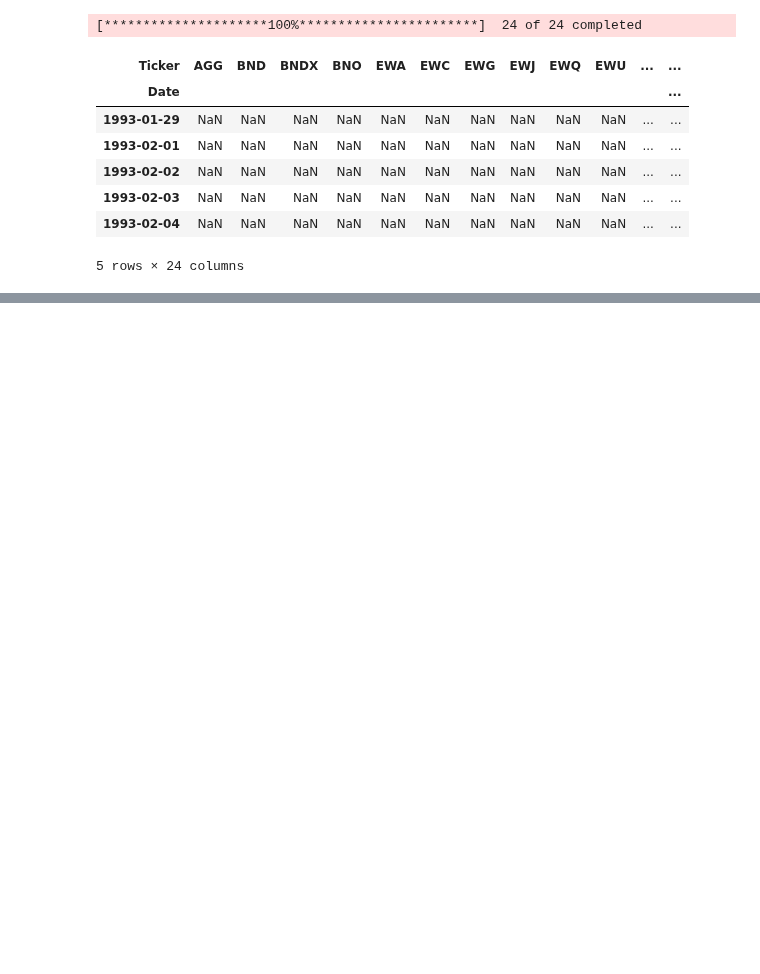
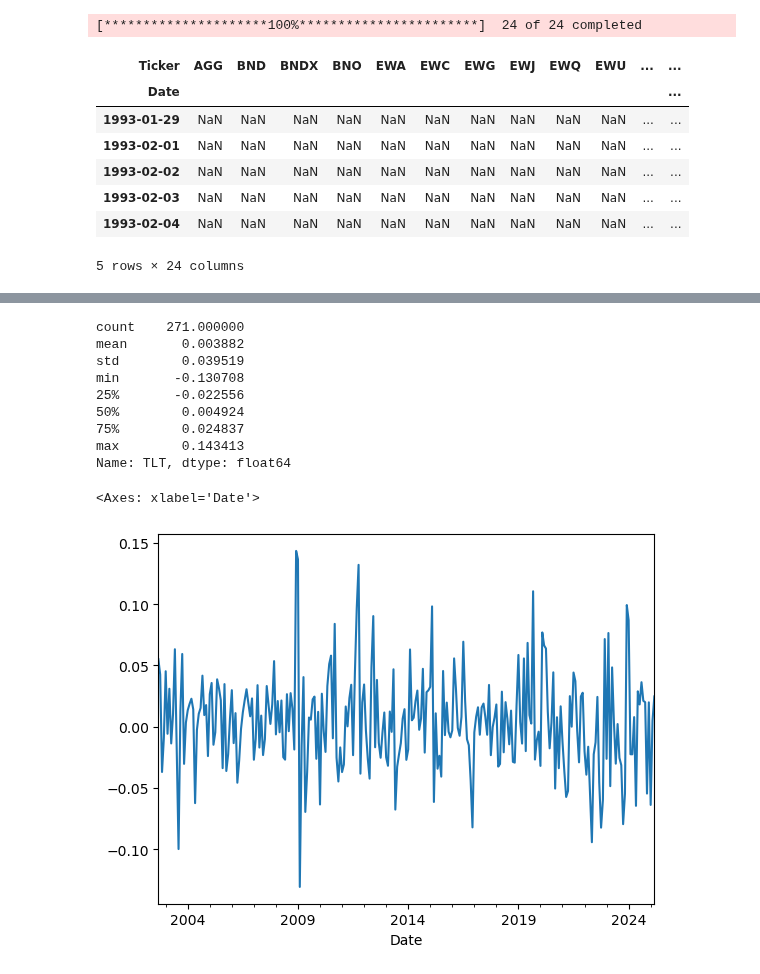
Before and after one commit to gagrawal009/FE5213-Quantitative-Macroeconomics-with-Python, a Jupyter notebook: notebooks/Macro_Assets.ipynb, the cells around one changed output, grey strips where cells are left out. Drawn from its saved outputs; the diff is of its cells as text; code cells hidden in the pictures; blank space fills up the shorter version.

```diff
--- a/notebooks/Macro_Assets.ipynb
+++ b/notebooks/Macro_Assets.ipynb
@@ -85,0 +262,16 @@ close_prices.to_csv('../macro_data/close_prices.csv')
+# %%
+display(filtered_tlt.describe())
+
+filtered_tlt.plot()
+# %% [output]
+count    271.000000
+mean       0.003882
+std        0.039519
+min       -0.130708
+25%       -0.022556
+50%        0.004924
+75%        0.024837
+max        0.143413
+Name: TLT, dtype: float64
+<Axes: xlabel='Date'>
+[figure, added]
```
Also changed, not shown: parts of 13 cells of this notebook, 9 other files.
